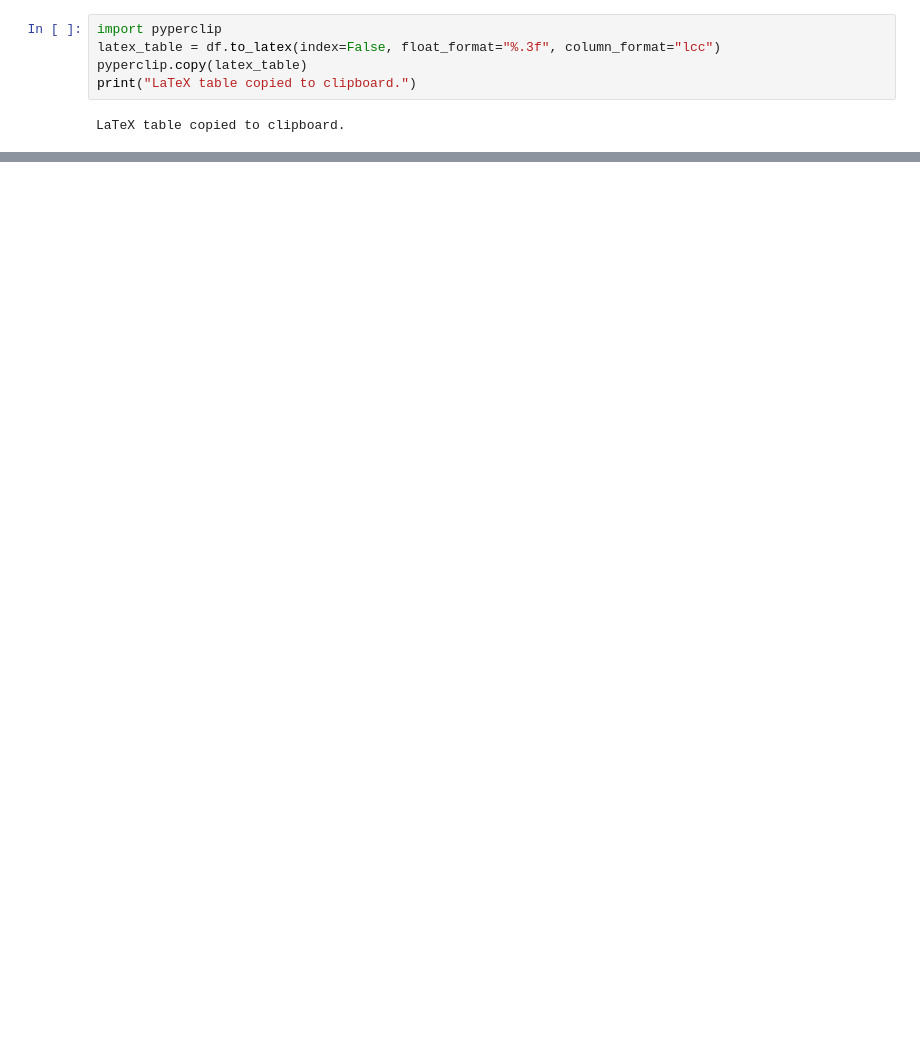
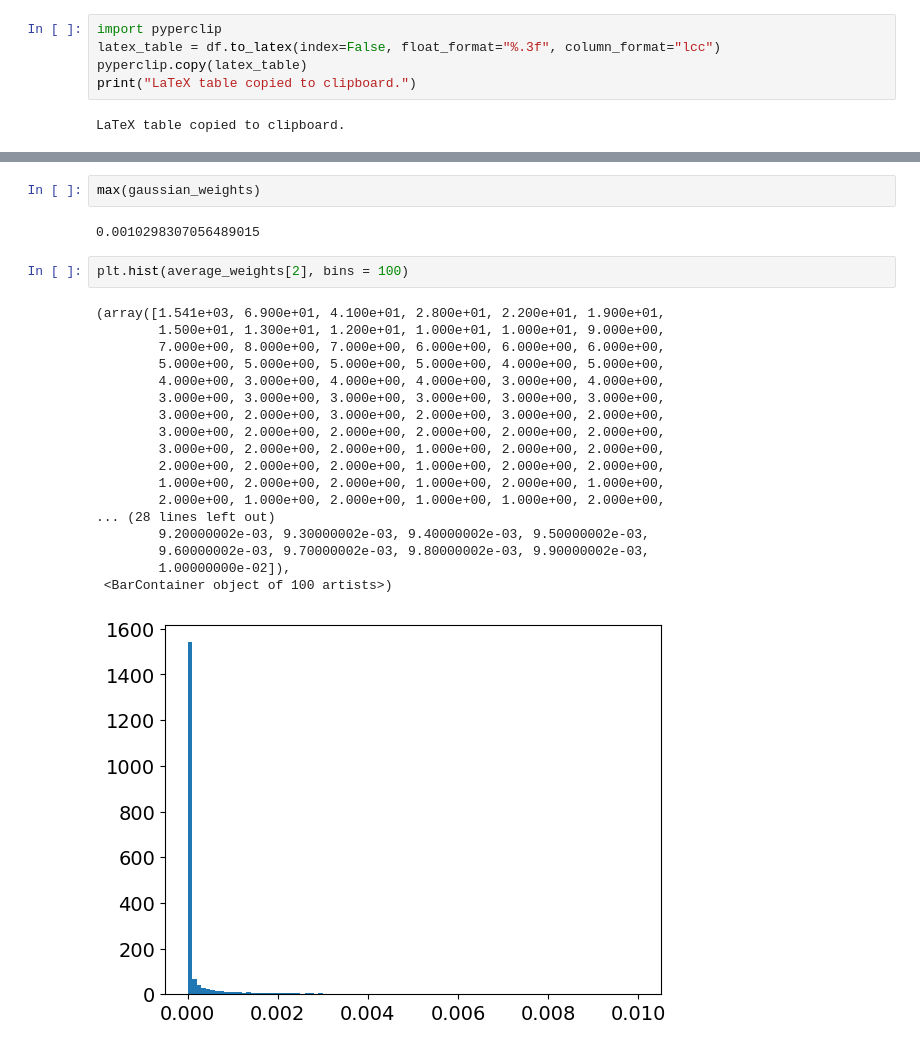
Before and after one commit to igorpradhan/RLRW-NonExchangeable-Conformal-Prediction, a Jupyter notebook: Replication/replication_setting_2_3.ipynb, the cells around one changed output, grey strips where cells are left out. Drawn from its saved outputs; the diff is of its cells as text; blank space fills up the shorter version.

```diff
--- a/Replication/replication_setting_2_3.ipynb
+++ b/Replication/replication_setting_2_3.ipynb
@@ -252,0 +331,25 @@ LaTeX table copied to clipboard.
+# %%
+max(gaussian_weights)
+# %% [output]
+0.0010298307056489015
+# %%
+plt.hist(average_weights[2], bins = 100)
+# %% [output]
+(array([1.541e+03, 6.900e+01, 4.100e+01, 2.800e+01, 2.200e+01, 1.900e+01,
+        1.500e+01, 1.300e+01, 1.200e+01, 1.000e+01, 1.000e+01, 9.000e+00,
+        7.000e+00, 8.000e+00, 7.000e+00, 6.000e+00, 6.000e+00, 6.000e+00,
+        5.000e+00, 5.000e+00, 5.000e+00, 5.000e+00, 4.000e+00, 5.000e+00,
+        4.000e+00, 3.000e+00, 4.000e+00, 4.000e+00, 3.000e+00, 4.000e+00,
+        3.000e+00, 3.000e+00, 3.000e+00, 3.000e+00, 3.000e+00, 3.000e+00,
+        3.000e+00, 2.000e+00, 3.000e+00, 2.000e+00, 3.000e+00, 2.000e+00,
+        3.000e+00, 2.000e+00, 2.000e+00, 2.000e+00, 2.000e+00, 2.000e+00,
+        3.000e+00, 2.000e+00, 2.000e+00, 1.000e+00, 2.000e+00, 2.000e+00,
+        2.000e+00, 2.000e+00, 2.000e+00, 1.000e+00, 2.000e+00, 2.000e+00,
+        1.000e+00, 2.000e+00, 2.000e+00, 1.000e+00, 2.000e+00, 1.000e+00,
+        2.000e+00, 1.000e+00, 2.000e+00, 1.000e+00, 1.000e+00, 2.000e+00,
+... (28 lines left out)
+        9.20000002e-03, 9.30000002e-03, 9.40000002e-03, 9.50000002e-03,
+        9.60000002e-03, 9.70000002e-03, 9.80000002e-03, 9.90000002e-03,
+        1.00000000e-02]),
+ <BarContainer object of 100 artists>)
+[figure, added]
```
Also changed, not shown: parts of 12 cells of this notebook, 10 other files.
